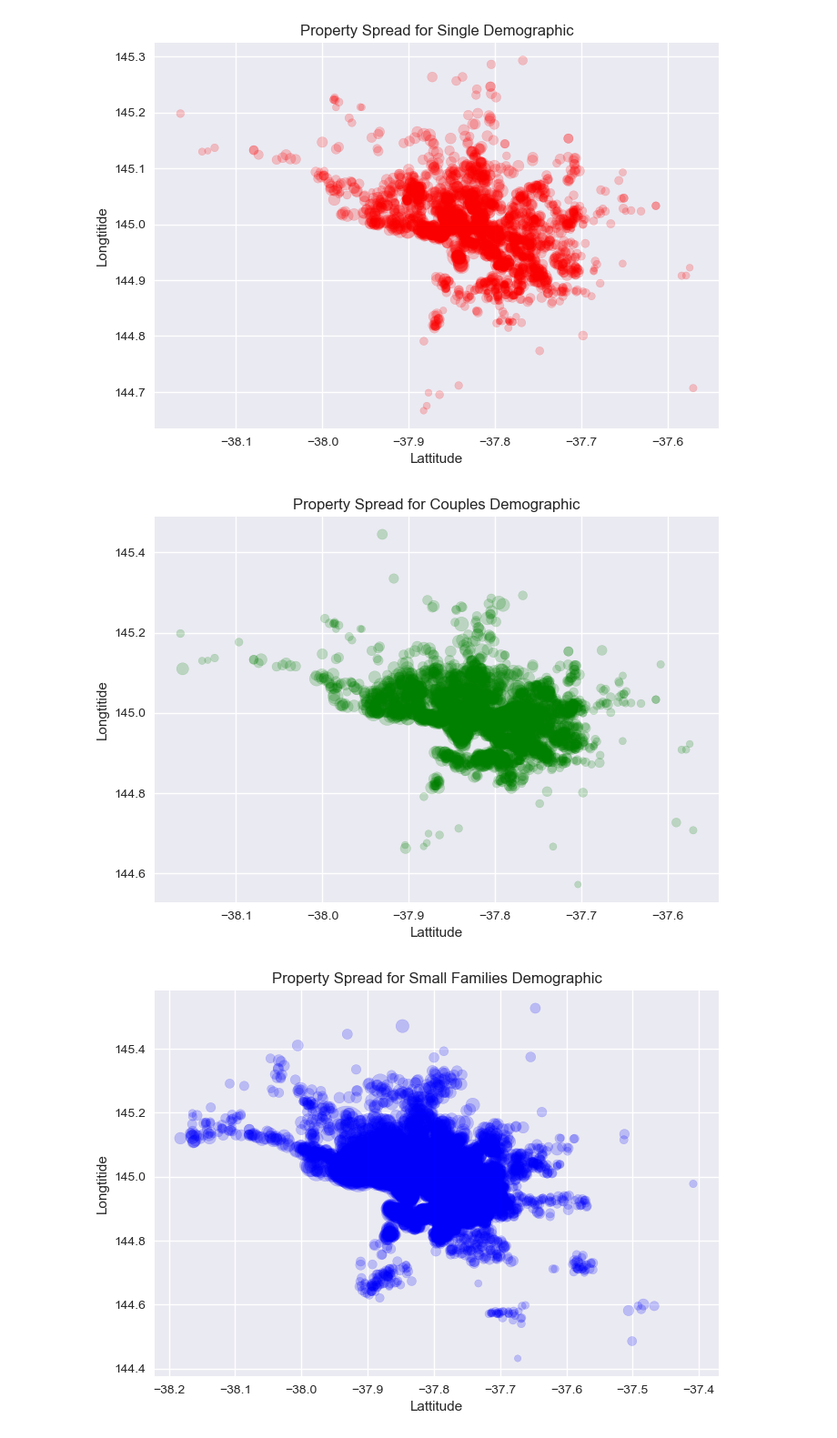
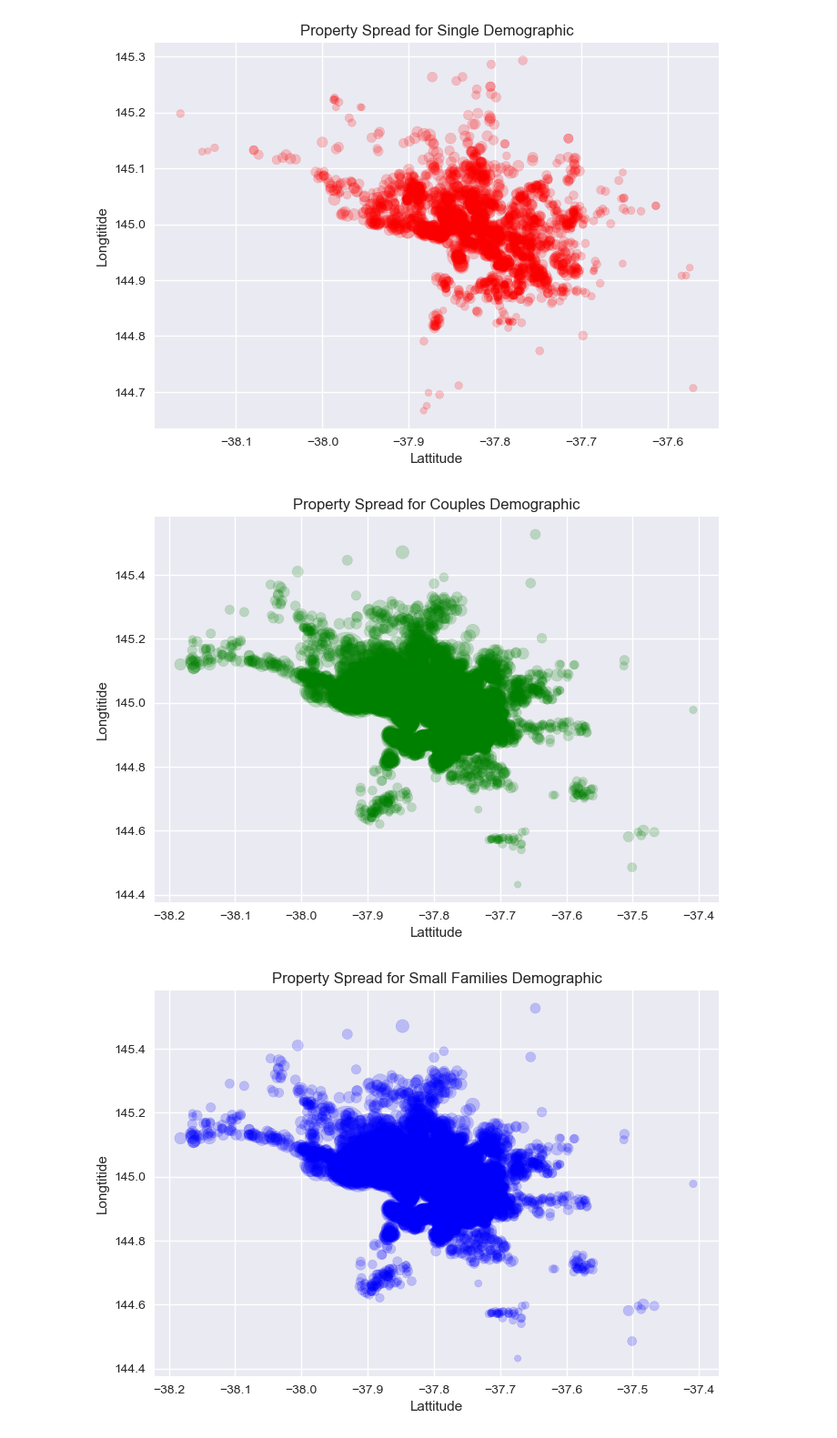
Before and after one commit to Kopixx/Project-1, a Jupyter notebook: Q2_data_exploration_based_off_existing_Q1.ipynb, the cells around one changed output. Shown at 91% size. Drawn from its saved outputs; the diff is of its cells as text; code cells hidden in the pictures.

```diff
--- a/Q2_data_exploration_based_off_existing_Q1.ipynb
+++ b/Q2_data_exploration_based_off_existing_Q1.ipynb
@@ -853,14 +905,13 @@ plt.show()
 # %%
 #Couples Purchasing Locations Sized by Price
 plot_101_df = pd.read_csv('Q2_couples_df.csv')
 plt.title('Property Spread for Couples Demographic')
 plt.xlabel('Lattitude')
 plt.ylabel('Longtitide')
-CP_fig = plt.scatter(Q2_couples_df['Lattitude'], Q2_couples_df['Longtitude'], s=(Q2_couples_df['Price'])*.0001, color='g', alpha=0.2)
-
+CP_fig = plt.scatter(Q2_smallfam_df['Lattitude'], Q2_smallfam_df['Longtitude'], s=(Q2_smallfam_df['Price'])*.0001, color='g', alpha=0.2)
 plt.show()
 # %% [output]
-[figure, old version]
+[figure, new version]
 # %%
 #Small Family Purchasing Locations Sized by Price
 plot_102_df = pd.read_csv('Q2_smallfam_df.csv')
```
Also changed, not shown: parts of 11 cells of this notebook.
